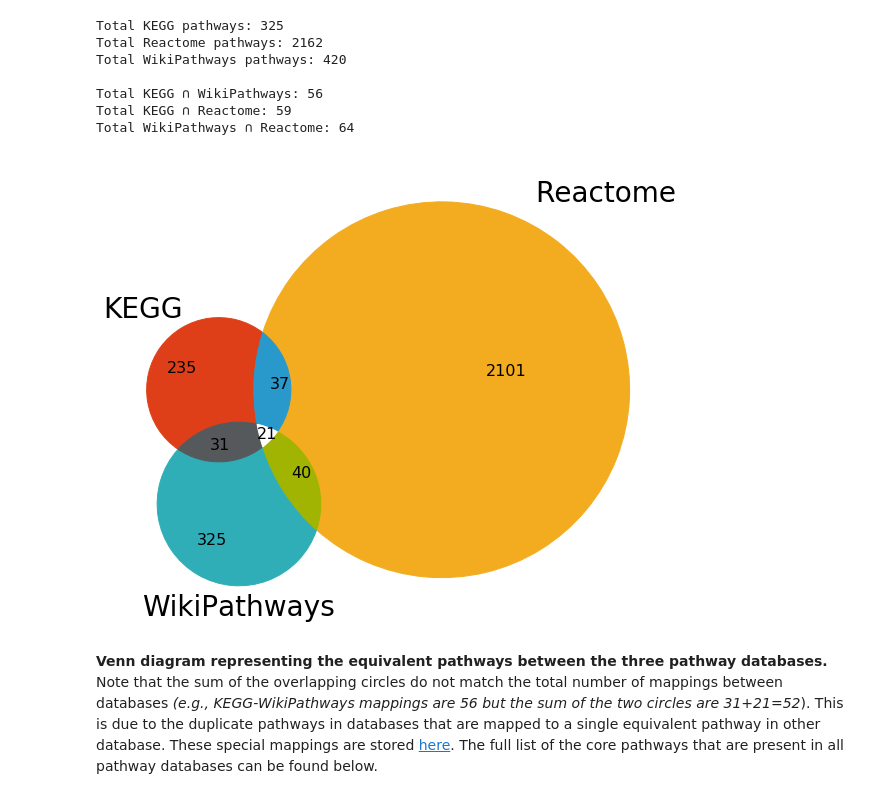
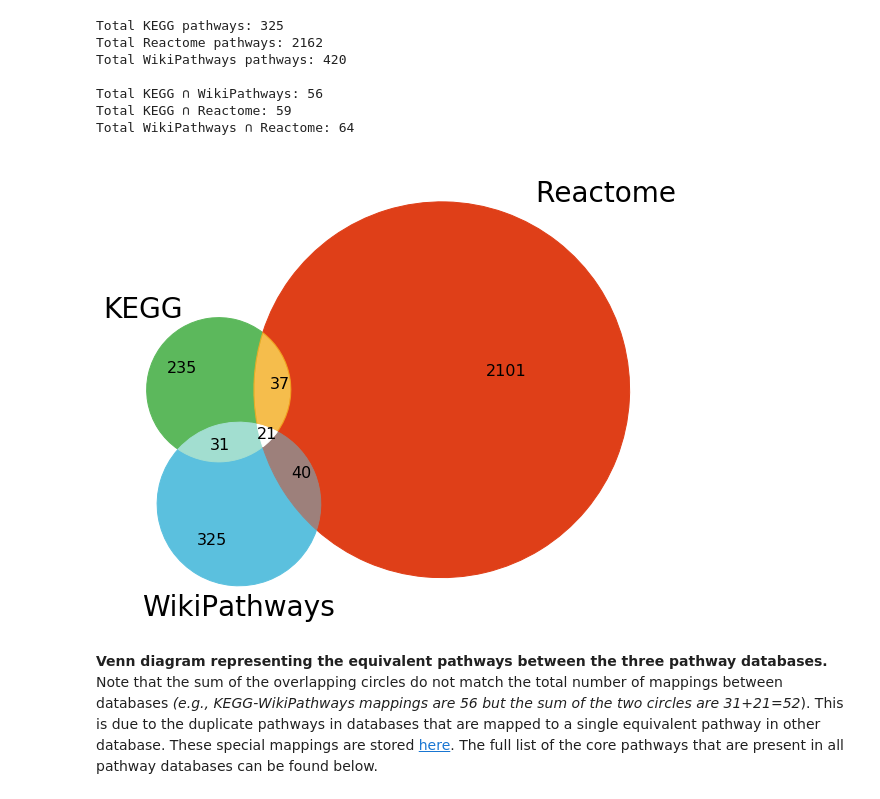
Before and after one commit to ComPath/compath-resources, a Jupyter notebook: notebooks/Common pathways across databases.ipynb, the cells around one changed output. Drawn from its saved outputs; the diff is of its cells as text; code cells hidden in the pictures.

Commit message:
Update color venn diagram

```diff
--- a/notebooks/Common pathways across databases.ipynb
+++ b/notebooks/Common pathways across databases.ipynb
@@ -249,33 +249,34 @@ Total WikiPathways ∩ Reactome: 64
 # %%
 plt.figure(figsize=(10, 10))
 diagram = venn3(
     subsets = (235, 2101, 37, 325, 31, 40, 21),
     set_labels = ("KEGG", "Reactome", "WikiPathways")
 )
 for text in diagram.set_labels:
     text.set_fontsize(28)
 for text in diagram.subset_labels:
     text.set_fontsize(16)
 
 
-diagram.get_patch_by_id('001').set_color('#2faeb7') #WikiPathways
+diagram.get_patch_by_id('001').set_color('#5bc0de') #WikiPathways
 diagram.get_patch_by_id('001').set_alpha(1.0)
-diagram.get_patch_by_id('010').set_color('#f3ac1f')
+diagram.get_patch_by_id('010').set_color('#df3f18') # Reactome
 diagram.get_patch_by_id('010').set_alpha(1.0)
-diagram.get_patch_by_id('011').set_color('#a1b401')
+diagram.get_patch_by_id('011').set_color('#9d807b') # Wiki - Reactome
 diagram.get_patch_by_id('011').set_alpha(1.0)
-diagram.get_patch_by_id('100').set_color('#df3f18')
+diagram.get_patch_by_id('100').set_color('#5cb85c') # KEGG
 diagram.get_patch_by_id('100').set_alpha(1.0)
-diagram.get_patch_by_id('110').set_color('#2999cb')
-diagram.get_patch_by_id('110').set_alpha(1.0)
-diagram.get_patch_by_id('111').set_color('#ffffff')
+diagram.get_patch_by_id('110').set_color('#f3ac1f') # KEGG U Reactome
+diagram.get_patch_by_id('110').set_alpha(0.8)
+diagram.get_patch_by_id('111').set_color('#ffffff') # Middle
 diagram.get_patch_by_id('111').set_alpha(1.0)
-diagram.get_patch_by_id('101').set_color('#55595c')
+diagram.get_patch_by_id('101').set_color('#a2ded0') # KEGG - Wiki
 diagram.get_patch_by_id('101').set_alpha(1.0)
 
+
 plt.show()
 # %% [output]
-[figure, old version]
+[figure, new version]
 # %% [markdown]
 __Venn diagram representing the equivalent pathways between the three pathway databases.__ Note that the sum of the overlapping circles do not match the total number of mappings between databases *(e.g., KEGG-WikiPathways mappings are 56 but the sum of the two circles are 31+21=52*). This is due to the duplicate pathways in databases that are mapped to a single equivalent pathway in other database. These special mappings are stored [here](https://github.com/ComPath/curation/raw/master/mappings/special_mappings.xlsx). The full list of the core pathways that are present in all pathway databases can be found below.
 # %% [markdown]
```
